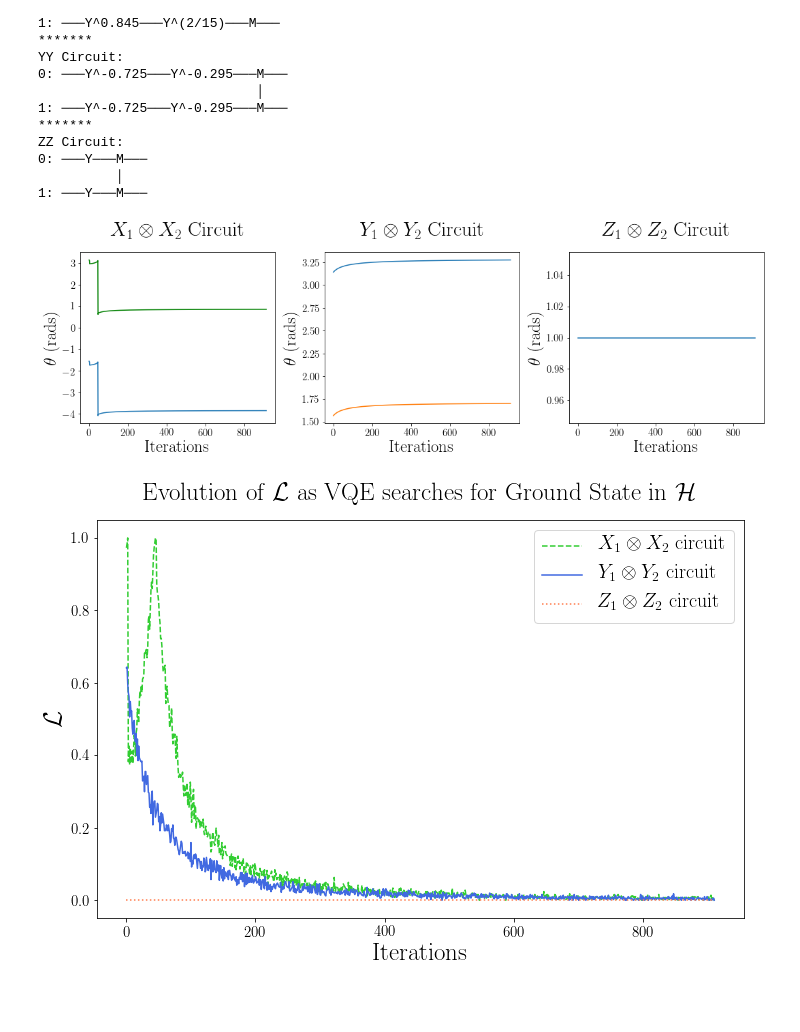
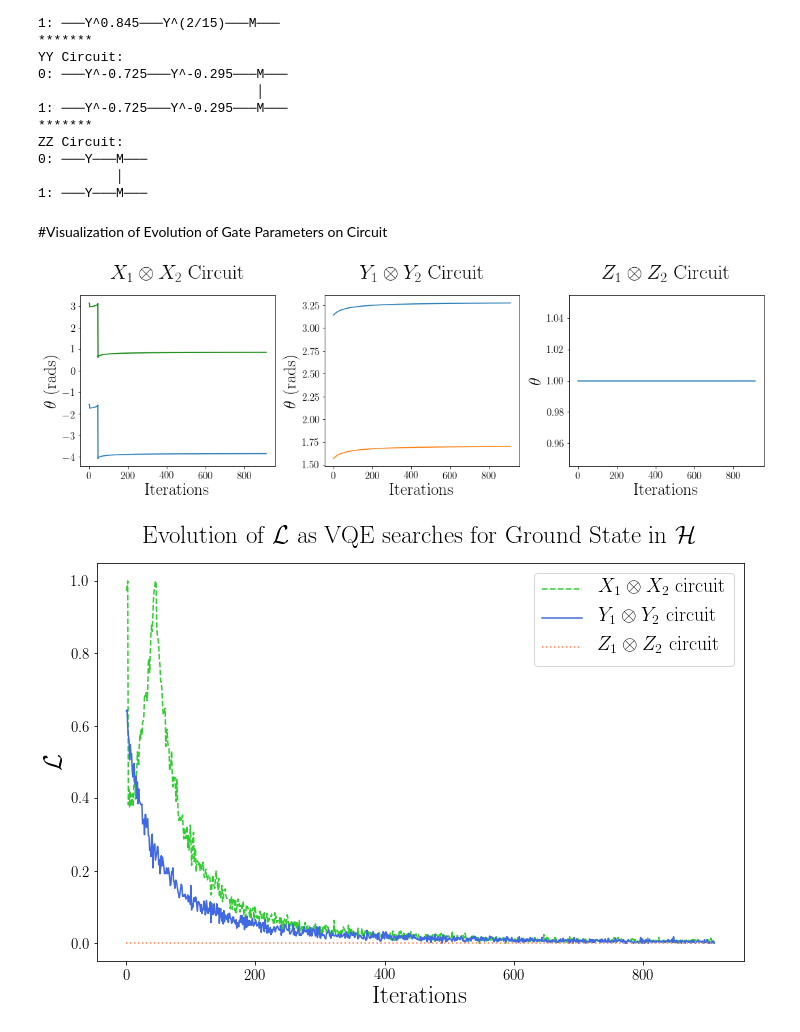
Before and after one commit to enriqueasegura/Quantum-X, a Jupyter notebook: QC_Task_VQE.ipynb, the cells around one changed output. Saved outputs shown, nothing was run; the diff lists cells and outputs as text; code cells hidden in the pictures; blank space fills up the shorter version.

```diff
--- a/QC_Task_VQE.ipynb
+++ b/QC_Task_VQE.ipynb
@@ -230,6 +234,9 @@ def VQE_Optimization(th1, th2, th3, th4, th5,num_q, num_reps):
   energy = []
 
   #keep the loss for gradient descent
+  """
+  #This would be used for ADAM optimization,
+  #but at the moment I am focused on making sure vanilla SGD works.
 
   gradient_momentXX = 0
   momentum_momentXX = 0
@@ -242,6 +249,7 @@ def VQE_Optimization(th1, th2, th3, th4, th5,num_q, num_reps):
   beta_1 = 0.9
   beta_2 = 0.999
   smoothing_epsilon = 1e-8
+  """
   learning_rate = 0.005
 
   loss_XX = []
@@ -259,7 +267,7 @@ def VQE_Optimization(th1, th2, th3, th4, th5,num_q, num_reps):
   status = 'not done'
 
   #get the seed values of what it should be
-  energy.append(0)
+  #energy.append(0)
 
   while count < 2000:
 
@@ -333,8 +341,8 @@ def VQE_Optimization(th1, th2, th3, th4, th5,num_q, num_reps):
     #keep energy
     energy.append(curr_energy)
 
-    energy_diff = energy[count] - energy[count-1]
-    delta_energy.append(energy_diff)
+    #energy_diff = energy[count] - energy[count-1]
+    #delta_energy.append(energy_diff)
 
     #now do the SGD
     #print('current count: ', count)
@@ -456,42 +464,44 @@ ZZ Circuit:
 0: ───Y───M───
           │
 1: ───Y───M───
+# %% [markdown]
+#Visualization of Evolution of Gate Parameters on Circuit
 # %%
 plt.figure(figsize=(15,5))
 
 plt.subplot(131)
 
-plt.plot(test_optimization[0], color='green')
+plt.plot(test_optimization[0], color='green', linestyle='-')
 plt.plot(test_optimization[1])
 plt.tick_params(axis='both', labelsize=15)
 plt.xlabel('Iterations', fontsize=25)
 plt.ylabel(r'$\theta$ (rads)', fontsize=25)
 
 plt.title(r'$X_1 \otimes X_2$ Circuit', fontsize=30)
 
 plt.subplot(132)
 
 plt.plot(test_optimization[2])
 plt.plot(test_optimization[3])
 plt.tick_params(axis='both', labelsize=15)
 
 plt.xlabel('Iterations', fontsize=25)
 plt.ylabel(r'$\theta$ (rads)', fontsize=25)
 
 plt.title(r'$Y_1 \otimes Y_2$ Circuit', fontsize=30)
 
 plt.subplot(133)
 
 plt.title(r'$Z_1 \otimes Z_2$ Circuit', fontsize=30)
 plt.plot(test_optimization[4])
 plt.tick_params(axis='both', labelsize=15)
 
 plt.xlabel('Iterations', fontsize=25)
-plt.ylabel(r'$\theta$ (rads)', fontsize=25)
+plt.ylabel(r'$\theta$ ', fontsize=25)
 
 plt.tight_layout()
 # %% [output]
-[figure, old version]
+[figure, new version]
 # %%
 plt.figure(figsize=(10,7))
 
```
Also changed, not shown: parts of 1 cell of this notebook.
